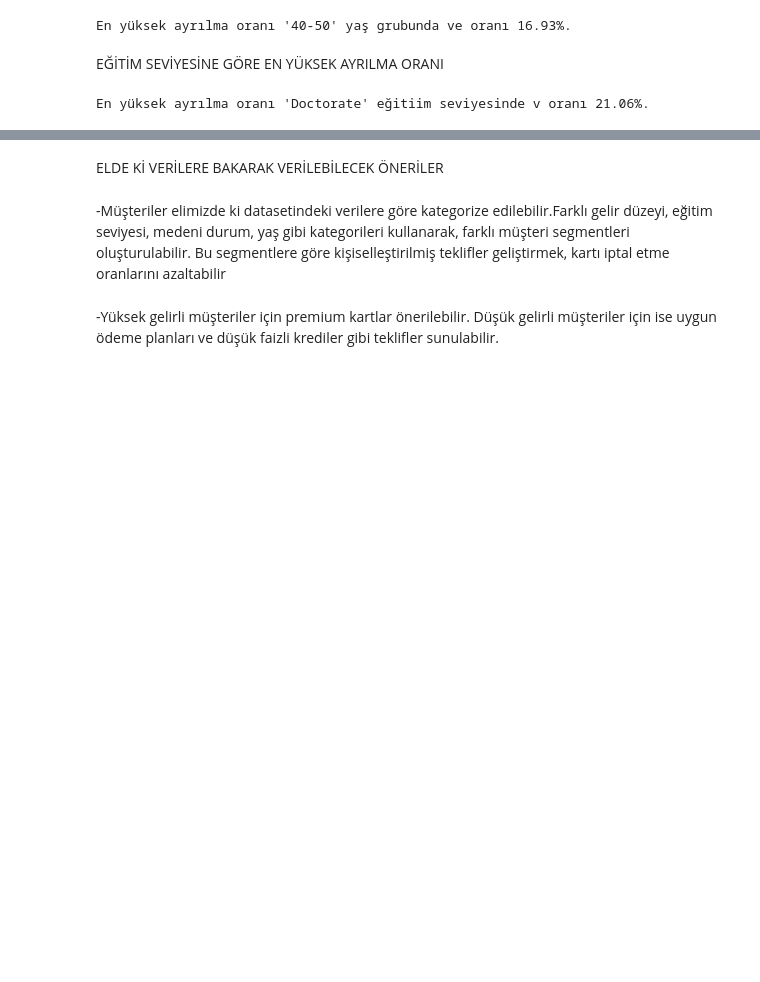
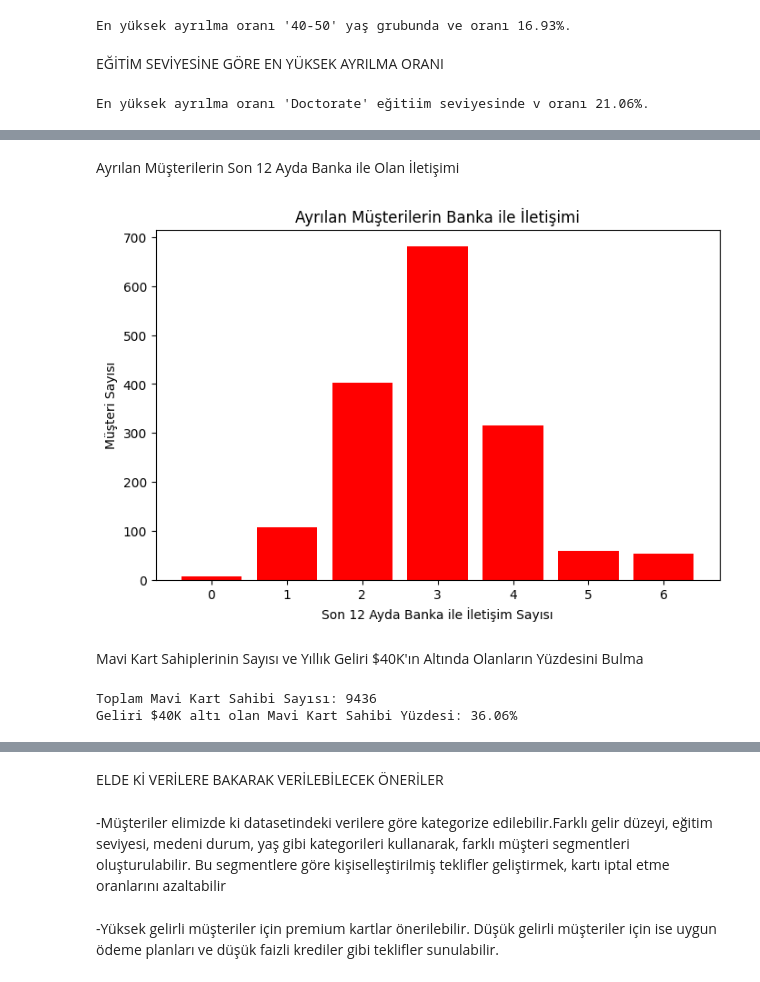
Before and after one commit to KisiselZeynepProjeleri/credit-card-values, a Jupyter notebook: credit_card.ipynb, the cells around one changed output, grey strips where cells are left out. Drawn from its saved outputs; the diff is of its cells as text; code cells hidden in the pictures; blank space fills up the shorter version.

```diff
--- a/credit_card.ipynb
+++ b/credit_card.ipynb
@@ -599,0 +626,29 @@ En yüksek ayrılma oranı 'Doctorate' eğitiim seviyesinde v oranı 21.06%.
+# %% [markdown]
+Ayrılan Müşterilerin Son 12 Ayda Banka ile Olan İletişimi
+# %%
+ayrılan_müşteri = data[data["Attrition_Flag"] == "Attrited Customer"]
+grouped_data = ayrılan_müşteri["Contacts_Count_12_mon"].value_counts().sort_index() #ayrılan müşterileri gruplama
+
+plt.figure(figsize=(8, 5))
+plt.bar(grouped_data.index, grouped_data.values, color='red')
+plt.xlabel("Son 12 Ayda Banka ile İletişim Sayısı")
+plt.ylabel("Müşteri Sayısı")
+plt.title("Ayrılan Müşterilerin Banka ile İletişimi")
+plt.xticks(grouped_data.index)
+plt.show()
+# %% [output]
+[figure, added]
+# %% [markdown]
+Mavi Kart Sahiplerinin Sayısı ve Yıllık Geliri $40K'ın Altında Olanların Yüzdesini Bulma
+# %%
+mavi_kart_sahipleri = data[data["Card_Category"] == "Blue"]
+
+mavi_kart_sayısı= len(mavi_kart_sahipleri)
+düşük_gelirli_mavi_kart_sahipleri = len(mavi_kart_sahipleri[mavi_kart_sahipleri["Income_Category"] == "Less than $40K"])
+düşük_gelirli_yüzdesi = (düşük_gelirli_mavi_kart_sahipleri / mavi_kart_sayısı) * 100 if mavi_kart_sayısı > 0 else 0
+
+print(f"Toplam Mavi Kart Sahibi Sayısı: {mavi_kart_sayısı}")
+print(f"Geliri $40K altı olan Mavi Kart Sahibi Yüzdesi: {düşük_gelirli_yüzdesi:.2f}%")
+# %% [output]
+Toplam Mavi Kart Sahibi Sayısı: 9436
+Geliri $40K altı olan Mavi Kart Sahibi Yüzdesi: 36.06%
```
Also changed, not shown: parts of 4 cells of this notebook.
